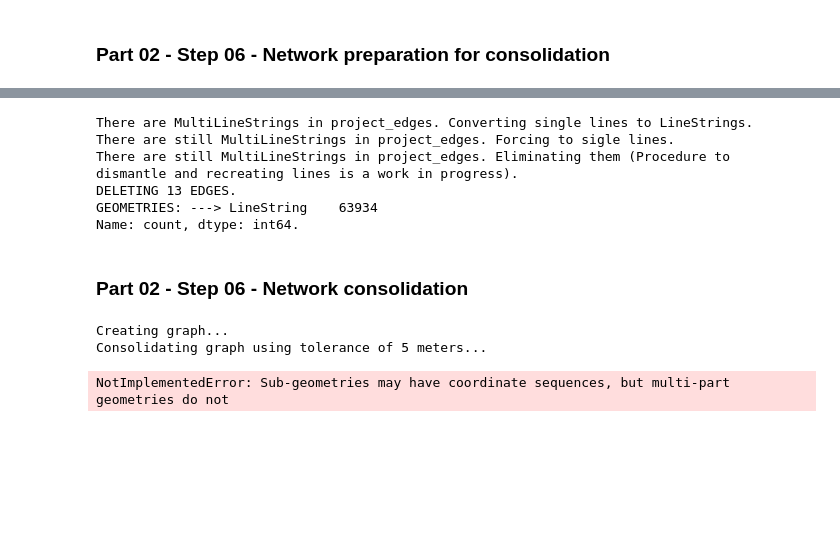
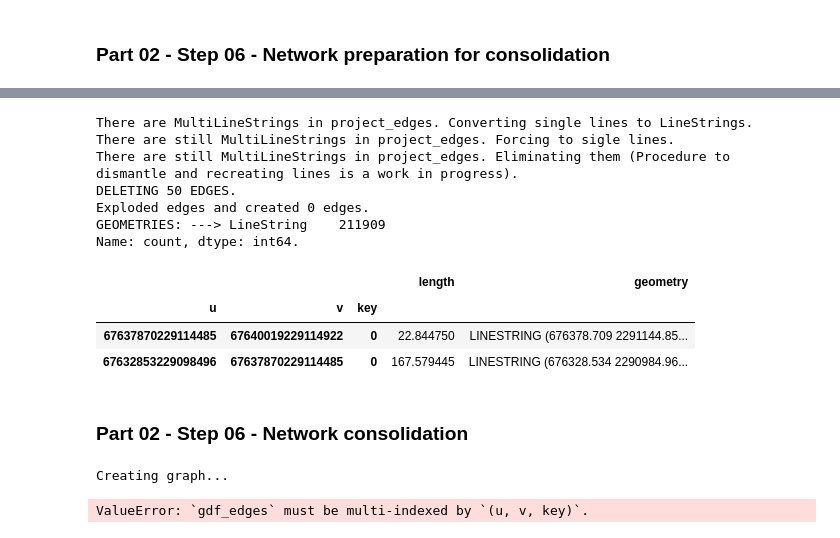
Before and after one commit to Observatorio-Ciudades/vref_walkability_index, a Jupyter notebook: notebooks/01_PL_04_Combine_networks.ipynb, the cells around one changed output, grey strips where cells are left out. Cells and saved outputs as stored; diff of their text form; code cells hidden in the pictures; blank space fills up the shorter version.

```diff
--- a/notebooks/01_PL_04_Combine_networks.ipynb
+++ b/notebooks/01_PL_04_Combine_networks.ipynb
@@ -4622,39 +4619,47 @@ if 'MultiLineString' in line_types:
 
 line_types = list(project_edges.geom_type.value_counts().keys())
 if 'MultiLineString' in line_types:
     print("There are still MultiLineStrings in project_edges. Forcing to sigle lines.")
     # Filter for remaining MultiLineStrings
     multilinestring_edges = project_edges[project_edges.geometry.geom_type == "MultiLineString"].copy()
     # Apply shapely's ops.linemerge
     multilinestring_edges["geometry"] = multilinestring_edges["geometry"].apply(ops.linemerge)
     # Re-join with project_edges
     project_edges = pd.concat([project_edges[project_edges.geometry.geom_type == "LineString"], # Edges that are already LineStrings
                                multilinestring_edges  # Forced MuLtiLineStrings to LineStrings
                               ])
-    # Reset index
-    project_edges.reset_index(drop=True, inplace=True)
 
 line_types = list(project_edges.geom_type.value_counts().keys())
 if 'MultiLineString' in line_types:
     print("There are still MultiLineStrings in project_edges. Eliminating them (Procedure to dismantle and recreating lines is a work in progress).")
     # Filter for remaining MultiLineStrings
     multilinestring_edges = project_edges[project_edges.geometry.geom_type == "MultiLineString"].copy()
     print(f"DELETING {len(multilinestring_edges)} EDGES.")
     # Save them for solution development
     multilinestring_edges.to_file(output_dir + "part02_step05_ntwsclean/multilines_debug.gpkg", driver="GPKG")
 
+    # Keep LineStrings only
     project_edges = project_edges[project_edges.geometry.geom_type == "LineString"].copy()
-    # Reset index
-    project_edges.reset_index(drop=True, inplace=True)
+    # Make sure there are no problems by exploding the edges
+    original_len = len(project_edges)
+    project_edges = project_edges.explode()
+    exploded_len = len(project_edges)
+    print(f"Exploded edges and created {exploded_len-original_len} edges.")
 
 print(f"GEOMETRIES: ---> {project_edges.geom_type.value_counts()}.")
+project_edges.head(2)
 # %% [output]
 There are MultiLineStrings in project_edges. Converting single lines to LineStrings.
 There are still MultiLineStrings in project_edges. Forcing to sigle lines.
 There are still MultiLineStrings in project_edges. Eliminating them (Procedure to dismantle and recreating lines is a work in progress).
-DELETING 13 EDGES.
-GEOMETRIES: ---> LineString    63934
+DELETING 50 EDGES.
+Exploded edges and created 0 edges.
+GEOMETRIES: ---> LineString    211909
 Name: count, dtype: int64.
+|  |  |  | length | geometry |
+| u | v | key |  |  |
+| 67637870229114485 | 67640019229114922 | 0 | 22.844750 | LINESTRING (676378.709 2291144.85... |
+| 67632853229098496 | 67637870229114485 | 0 | 167.579445 | LINESTRING (676328.534 2290984.96... |
 # %% [markdown]
 ### __Part 02 - Step 06 -__ Network consolidation
 # %%
@@ -4673,13 +4678,15 @@ cons_nodes = cons_nodes.reset_index()
 cons_nodes = cons_nodes.drop(columns=['osmid'])
 cons_nodes = cons_nodes.rename(columns={'osmid_original':'osmid'})
 cons_nodes = cons_nodes.set_index('osmid')
+
 # Format edges
 print('Formating edges...')
 cons_edges = cons_edges.reset_index()
-cons_edges = cons_edges.drop(columns=['u','v','index'])
+cons_edges = cons_edges.drop(columns=['u','v'])
 cons_edges = cons_edges.rename(columns={'u_original':'u',
-'v_original':'v'})
+                                        'v_original':'v'})
 cons_edges = cons_edges.set_index(['u','v','key'])
+
 # Drop column 'index' if present
 if 'index' in cons_nodes.columns:
     cons_nodes = cons_nodes.drop(columns=['index'])
@@ -4692,5 +4699,4 @@ print(cons_nodes.info())
 cons_nodes.head(2)
 # %% [output]
 Creating graph...
-Consolidating graph using tolerance of 5 meters...
-NotImplementedError: Sub-geometries may have coordinate sequences, but multi-part geometries do not
+ValueError: `gdf_edges` must be multi-indexed by `(u, v, key)`.
```
Also changed, not shown: parts of 6 cells of this notebook.
